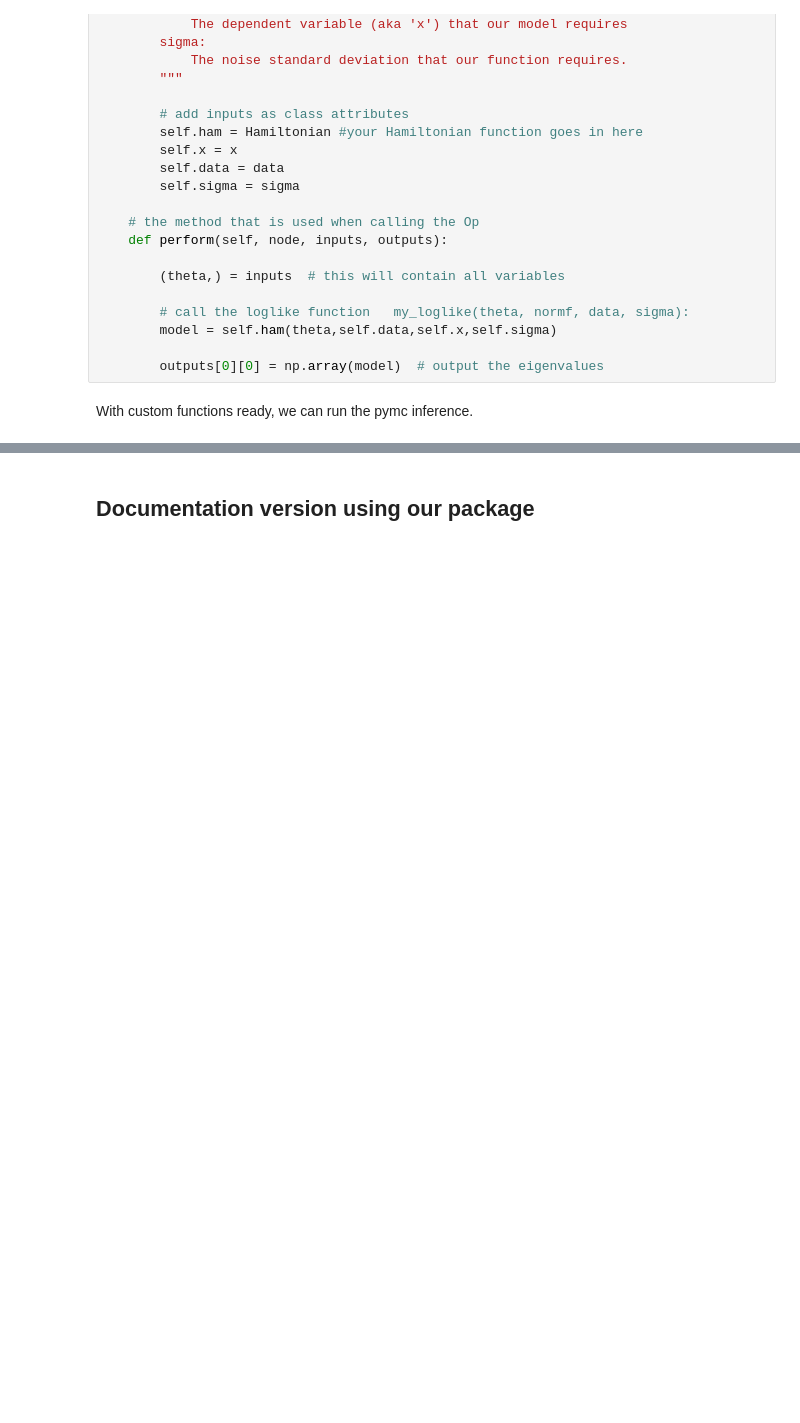
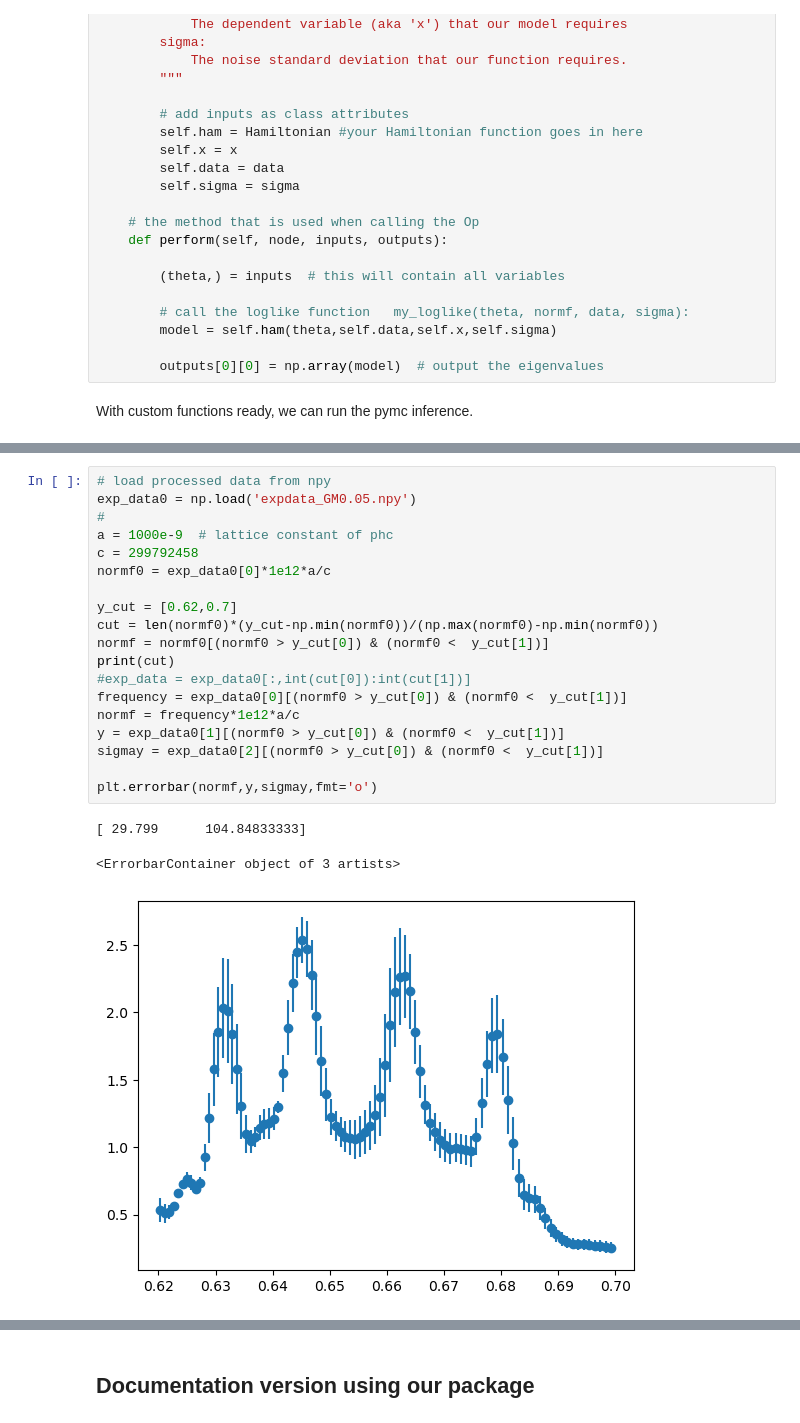
Before and after one commit to phys201/Hamiltonian-photonic-crystal, a Jupyter notebook: Documentation.ipynb, the cells around one changed output, grey strips where cells are left out. Drawn from its saved outputs; the diff is of its cells as text; blank space fills up the shorter version.

Commit message:
Debug Update
Debugged some issues for real data implementation

```diff
--- a/Documentation.ipynb
+++ b/Documentation.ipynb
@@ -257,0 +246,23 @@ array([[<AxesSubplot: title={'center': 'background'}>,
+# %%
+# load processed data from npy
+exp_data0 = np.load('expdata_GM0.05.npy')
+#
+a = 1000e-9  # lattice constant of phc
+c = 299792458
+normf0 = exp_data0[0]*1e12*a/c
+
+y_cut = [0.62,0.7]
+cut = len(normf0)*(y_cut-np.min(normf0))/(np.max(normf0)-np.min(normf0))
+normf = normf0[(normf0 > y_cut[0]) & (normf0 <  y_cut[1])]
+print(cut)
+#exp_data = exp_data0[:,int(cut[0]):int(cut[1])]
+frequency = exp_data0[0][(normf0 > y_cut[0]) & (normf0 <  y_cut[1])]
+normf = frequency*1e12*a/c
+y = exp_data0[1][(normf0 > y_cut[0]) & (normf0 <  y_cut[1])]
+sigmay = exp_data0[2][(normf0 > y_cut[0]) & (normf0 <  y_cut[1])]
+
+plt.errorbar(normf,y,sigmay,fmt='o')
+# %% [output]
+[ 29.799      104.84833333]
+<ErrorbarContainer object of 3 artists>
+[figure, added]
```
Also changed, not shown: parts of 12 cells of this notebook, 1 other file.
